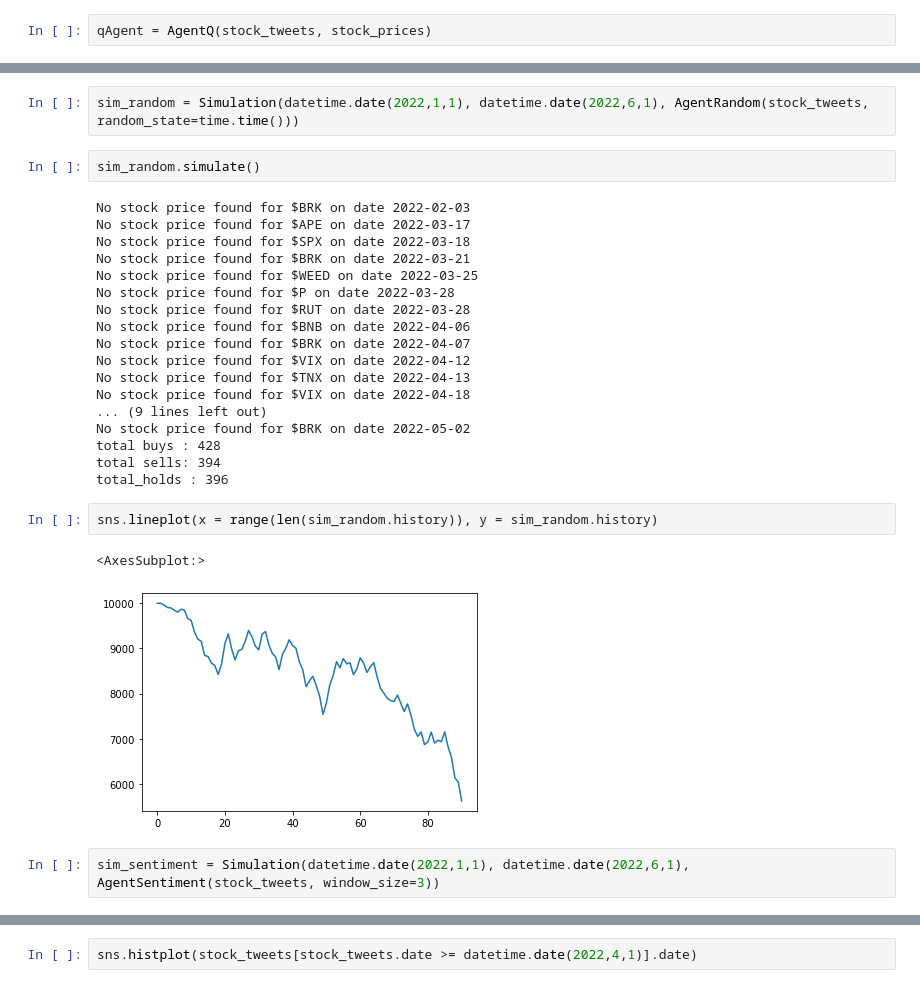
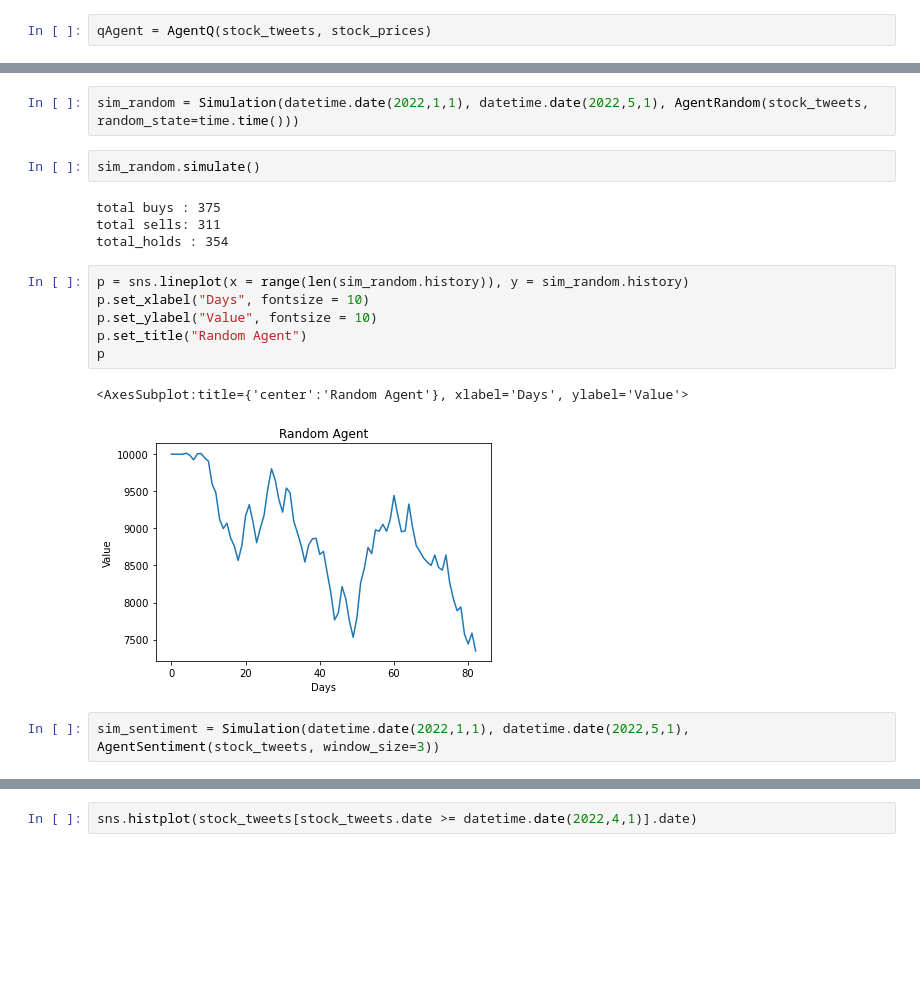
Before and after one commit to mufaddalchakera96/TwtFinSentimentRLAgent, a Jupyter notebook: simulator.ipynb, the cells around one changed output, grey strips where cells are left out. Saved outputs shown, nothing was run; the diff lists cells and outputs as text; blank space fills up the shorter version.

```diff
--- a/simulator.ipynb
+++ b/simulator.ipynb
@@ -358,32 +378,22 @@ total_holds : 0
 # %%
-sim_random = Simulation(datetime.date(2022,1,1), datetime.date(2022,6,1), AgentRandom(stock_tweets, random_state=time.time()))
+sim_random = Simulation(datetime.date(2022,1,1), datetime.date(2022,5,1), AgentRandom(stock_tweets, random_state=time.time()))
 # %%
 sim_random.simulate()
 # %% [output]
-No stock price found for $BRK on date 2022-02-03
-No stock price found for $APE on date 2022-03-17
-No stock price found for $SPX on date 2022-03-18
-No stock price found for $BRK on date 2022-03-21
-No stock price found for $WEED on date 2022-03-25
-No stock price found for $P on date 2022-03-28
-No stock price found for $RUT on date 2022-03-28
-No stock price found for $BNB on date 2022-04-06
-No stock price found for $BRK on date 2022-04-07
-No stock price found for $VIX on date 2022-04-12
-No stock price found for $TNX on date 2022-04-13
-No stock price found for $VIX on date 2022-04-18
-... (9 lines left out)
-No stock price found for $BRK on date 2022-05-02
-total buys : 428
-total sells: 394
-total_holds : 396
+total buys : 375
+total sells: 311
+total_holds : 354
 # %%
-sns.lineplot(x = range(len(sim_random.history)), y = sim_random.history)
+p = sns.lineplot(x = range(len(sim_random.history)), y = sim_random.history)
+p.set_xlabel("Days", fontsize = 10)
+p.set_ylabel("Value", fontsize = 10)
+p.set_title("Random Agent")
+p
 # %% [output]
-<AxesSubplot:>
+<AxesSubplot:title={'center':'Random Agent'}, xlabel='Days', ylabel='Value'>
-[figure, old version]
+[figure, new version]
 # %%
-sim_sentiment = Simulation(datetime.date(2022,1,1), datetime.date(2022,6,1), AgentSentiment(stock_tweets, window_size=3))
+sim_sentiment = Simulation(datetime.date(2022,1,1), datetime.date(2022,5,1), AgentSentiment(stock_tweets, window_size=3))
 # %%
 sim_sentiment.simulate()
 # %% [output]
```
Also changed, not shown: parts of 10 cells of this notebook, 10 other files.
